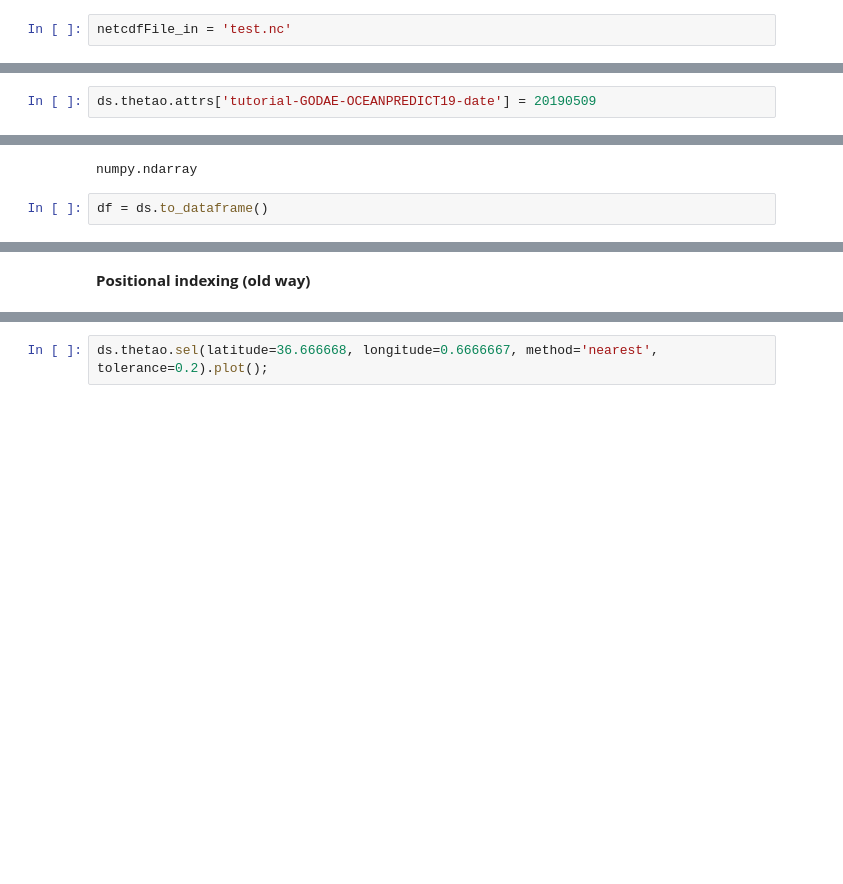
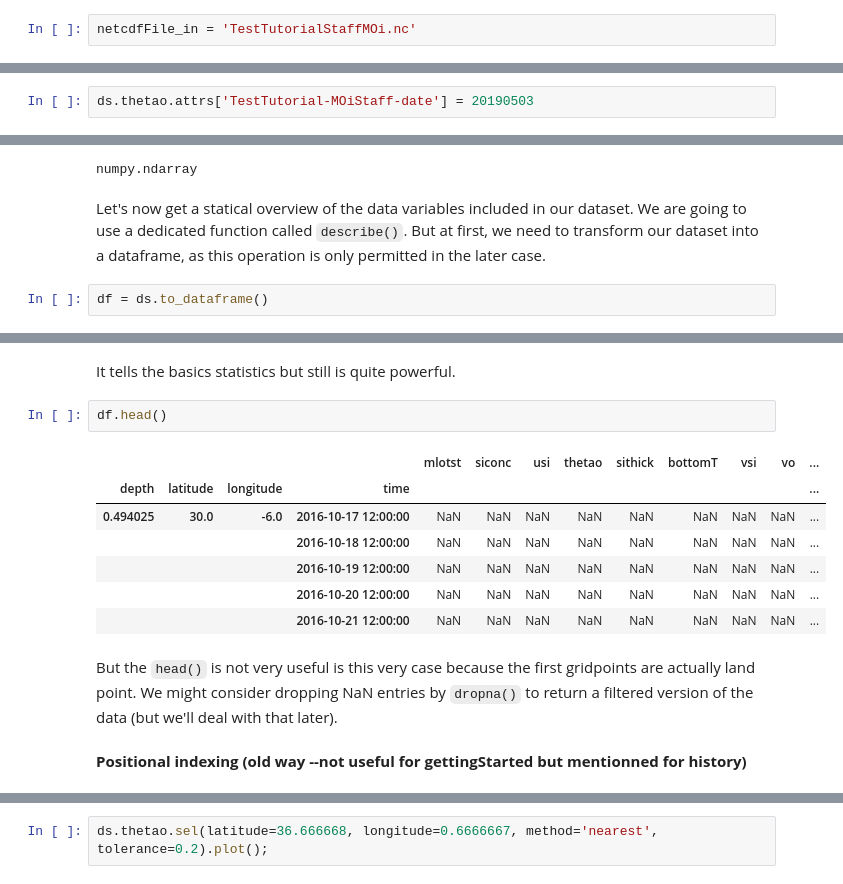
Before and after one commit to copernicusmarinegist/copernicus-venv, a Jupyter notebook: 00-Getting-Started.ipynb, the cells around one changed output, grey strips where cells are left out. Cells and saved outputs as stored; diff of their text form; blank space fills up the shorter version.

```diff
--- a/00-Getting-Started.ipynb
+++ b/00-Getting-Started.ipynb
@@ -534,7 +524,7 @@ _**Note**: The `import` module may take up to 60 secondes depending on your mach
 # %% [markdown]
 Now you will be able to open the netCDF file and input it as an xarray dataset (a dataseries shortened as `ds`). It loads an in-memory representation of our NetCDF file from which are taken the dimentions, variables, coordinates and attributes.
 # %%
-netcdfFile_in = 'test.nc'
+netcdfFile_in = 'TestTutorialStaffMOi.nc'
 # %%
 ds = xr.open_dataset(netcdfFile_in)
 # %% [markdown]
@@ -662,7 +687,7 @@ OrderedDict([('long_name', 'Temperature'),
              ('unit_long', 'Degrees Celsius'),
              ('cell_methods', 'area: mean')])
 # %%
-ds.thetao.attrs['tutorial-GODAE-OCEANPREDICT19-date'] = 20190509
+ds.thetao.attrs['TestTutorial-MOiStaff-date'] = 20190503
 # %%
 ds.thetao.attrs
 # %% [output]
@@ -676,6 +701,8 @@ OrderedDict([('long_name', 'Temperature'),
 type(ds.thetao.values)
 # %% [output]
 numpy.ndarray
+# %% [markdown]
+Let's now get a statical overview of the data variables included in our dataset. We are going to use a dedicated function called `describe()`. But at first, we need to transform our dataset into a dataframe, as this operation is only permitted in the later case.
 # %%
 df = ds.to_dataframe()
 # %%
@@ -690,8 +717,22 @@ df.describe()
 | 50% | 20.752588 | NaN | 0.0 | 22.966612 | NaN | 13.568621 | 0.0 | -0.003662 | -3.662221e-03 | 38.334301 | -0.392163 |
 | 75% | 27.008883 | NaN | 0.0 | 24.627796 | NaN | 14.565477 | 0.0 | 0.043336 | 5.859554e-02 | 39.086964 | -0.331736 |
 | max | 68.056274 | NaN | 0.0 | 28.276100 | NaN | 28.221169 | 0.0 | 0.656148 | 7.544175e-01 | 40.157780 | -0.027467 |
+# %% [markdown]
+It tells the basics statistics but still is quite powerful.
+# %%
+df.head()
+# %% [output]
+|  |  |  |  | mlotst | siconc | usi | thetao | sithick | bottomT | vsi | vo | ... |
+| depth | latitude | longitude | time |  |  |  |  |  |  |  |  | ... |
+| 0.494025 | 30.0 | -6.0 | 2016-10-17 12:00:00 | NaN | NaN | NaN | NaN | NaN | NaN | NaN | NaN | ... |
+|  |  |  | 2016-10-18 12:00:00 | NaN | NaN | NaN | NaN | NaN | NaN | NaN | NaN | ... |
+|  |  |  | 2016-10-19 12:00:00 | NaN | NaN | NaN | NaN | NaN | NaN | NaN | NaN | ... |
+|  |  |  | 2016-10-20 12:00:00 | NaN | NaN | NaN | NaN | NaN | NaN | NaN | NaN | ... |
+|  |  |  | 2016-10-21 12:00:00 | NaN | NaN | NaN | NaN | NaN | NaN | NaN | NaN | ... |
+# %% [markdown]
+But the `head()` is not very useful is this very case because the first gridpoints are actually land point. We might consider dropping NaN entries by `dropna()` to return a filtered version of the data (but we'll deal with that later).
 # %% [markdown]
-**Positional indexing (old way)**
+**Positional indexing (old way --not useful for gettingStarted but mentionned for history)**
 # %%
 ds.thetao[:, 0, 80, 80]
 # %% [output]
```
Also changed, not shown: parts of 29 cells of this notebook.
